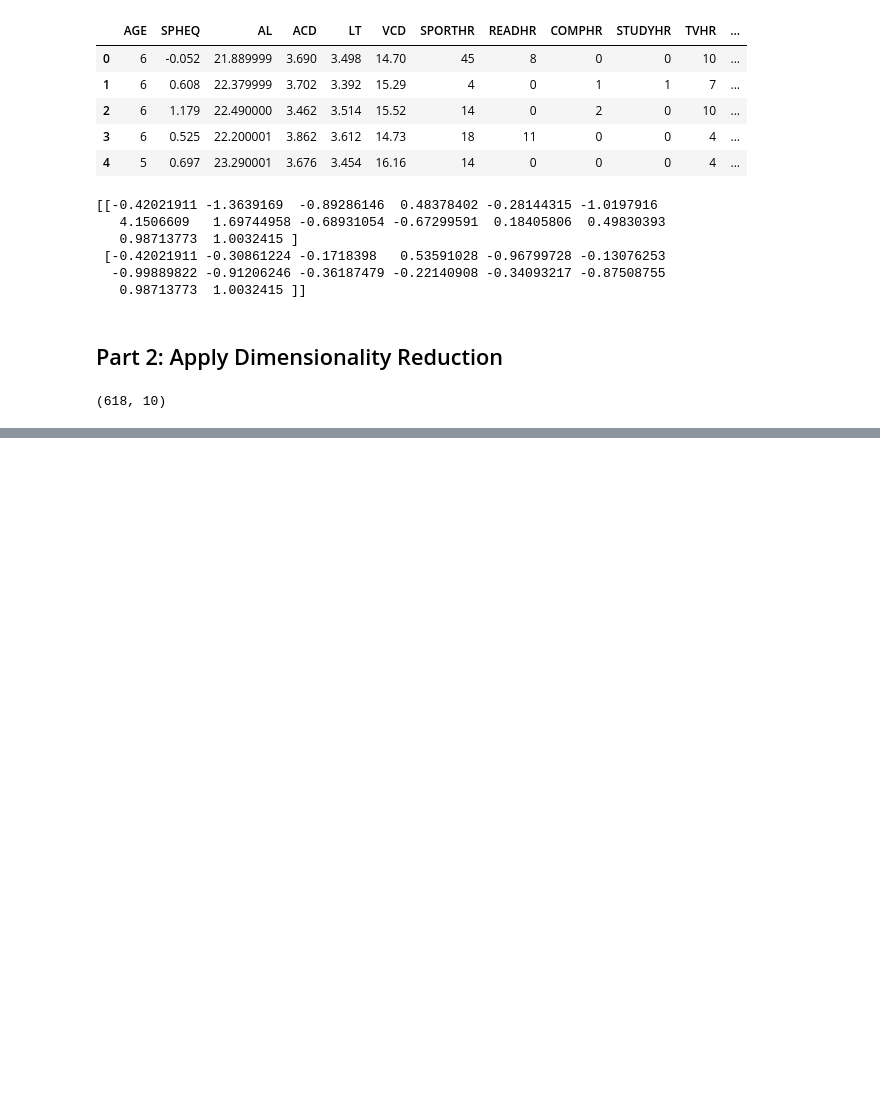
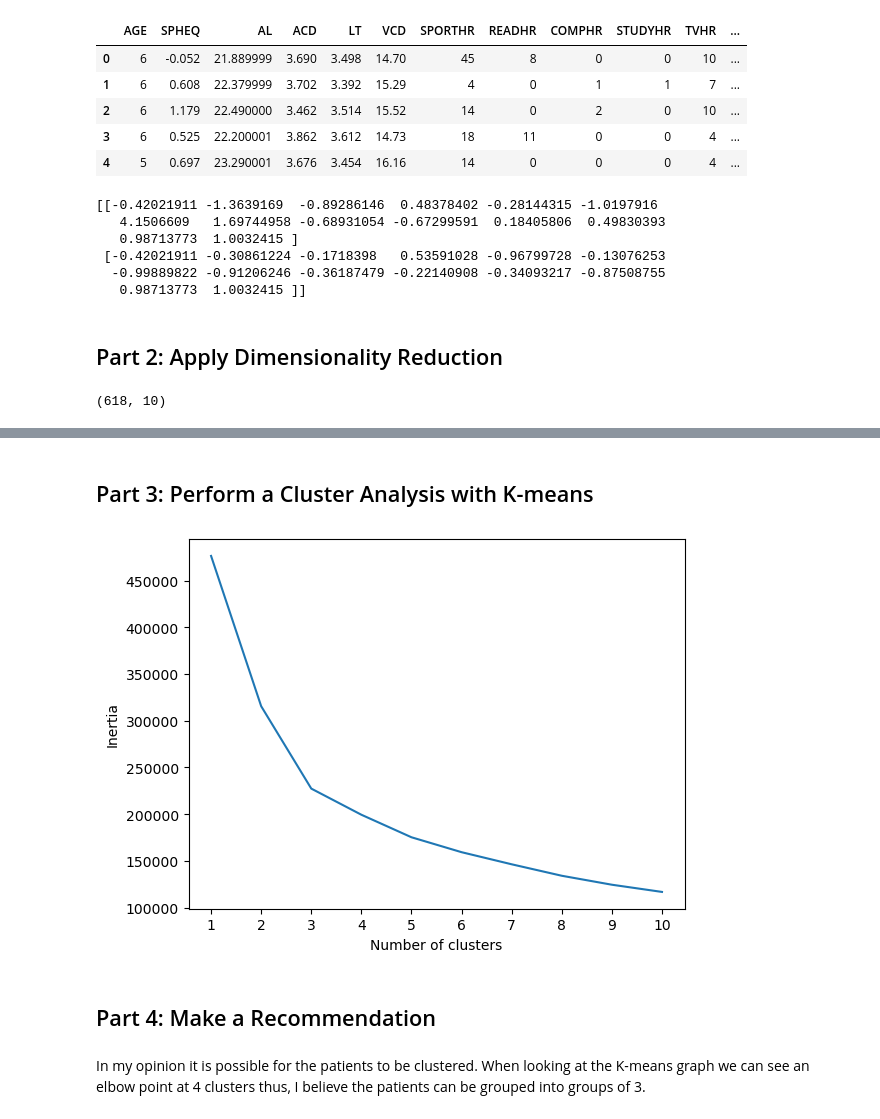
Before and after one commit to PJRyn/unsupervised-machine-learning-challenge, a Jupyter notebook: Module20challenge.ipynb, the cells around one changed output, grey strips where cells are left out. Cells and saved outputs as stored; diff of their text form; code cells hidden in the pictures; blank space fills up the shorter version.

```diff
--- a/Module20challenge.ipynb
+++ b/Module20challenge.ipynb
@@ -53,0 +99,27 @@ df_iris_pca.head()
+# %% [markdown]
+## Part 3: Perform a Cluster Analysis with K-means
+# %%
+inertia = []
+k = list(range(1, 11))
+
+# Looking for the best k
+for i in k:
+    km = KMeans(n_clusters=i, random_state=0)
+    km.fit(myopia_df)
+    inertia.append(km.inertia_)
+
+# Define a DataFrame to plot the Elbow Curve using hvPlot
+elbow_data = {"k": k, "inertia": inertia}
+df_elbow = pd.DataFrame(elbow_data)
+
+plt.plot(df_elbow['k'], df_elbow['inertia'])
+plt.xticks(range(1,11))
+plt.xlabel('Number of clusters')
+plt.ylabel('Inertia')
+plt.show()
+# %% [output]
+[figure, added]
+# %% [markdown]
+## Part 4: Make a Recommendation
+# %% [markdown]
+In my opinion it is possible for the patients to be clustered. When looking at the K-means graph we can see an elbow point at  4 clusters thus, I believe the patients can be grouped into groups of 3.
```
Also changed, not shown: parts of 6 cells of this notebook.
